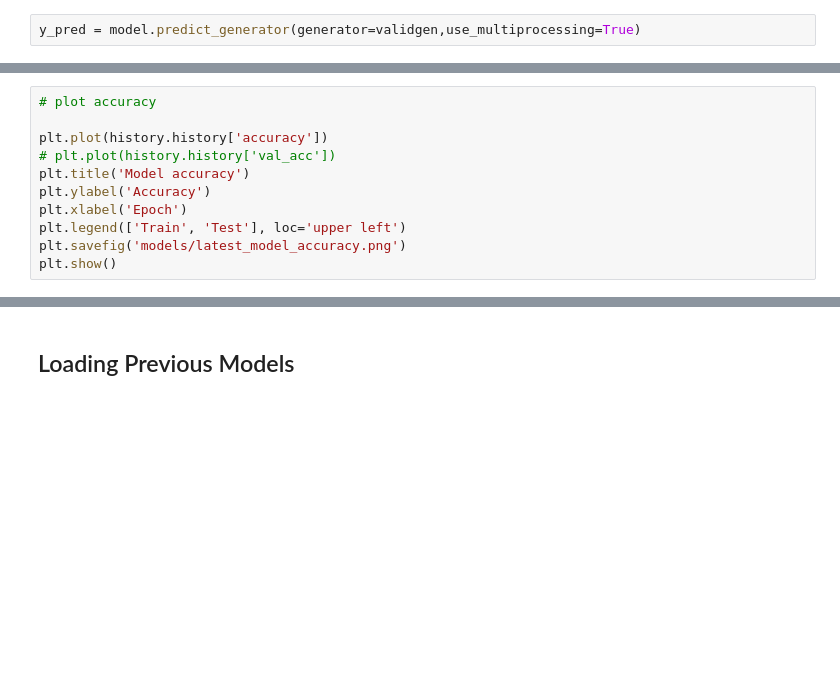
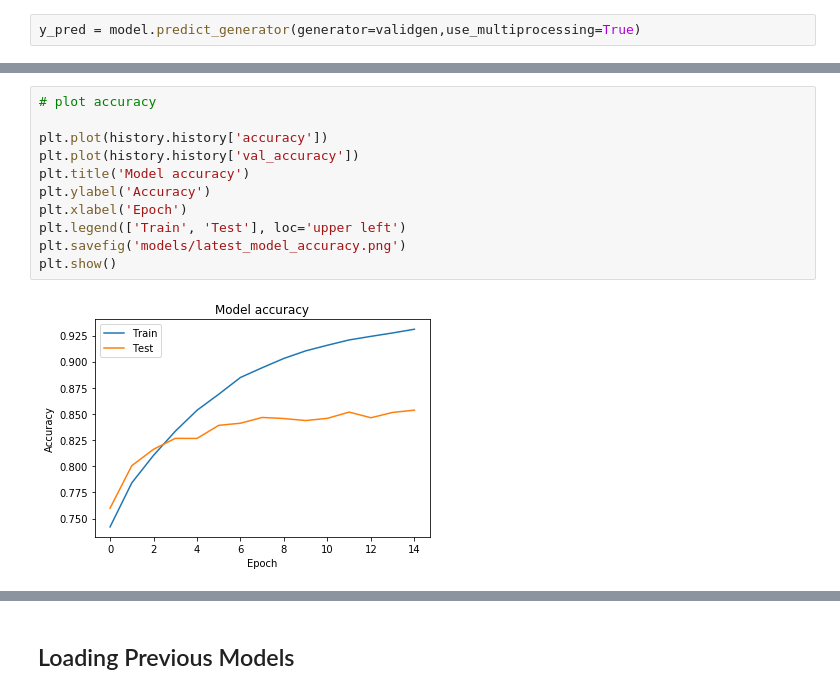
Before and after one commit to RumTumTum/capstone, a Jupyter notebook: basic_cnn_v4.ipynb, the cells around one changed output, grey strips where cells are left out. Cells and saved outputs as stored; diff of their text form; blank space fills up the shorter version.

```diff
--- a/basic_cnn_v4.ipynb
+++ b/basic_cnn_v4.ipynb
@@ -259,14 +263,16 @@ model_support.get_confusion_matrix(valid_data['any'],y_pred)
 # %%
 # plot accuracy
 
 plt.plot(history.history['accuracy'])
-# plt.plot(history.history['val_acc'])
+plt.plot(history.history['val_accuracy'])
 plt.title('Model accuracy')
 plt.ylabel('Accuracy')
 plt.xlabel('Epoch')
 plt.legend(['Train', 'Test'], loc='upper left')
 plt.savefig('models/latest_model_accuracy.png')
 plt.show()
+# %% [output]
+[figure, added]
 # %%
 # plot loss
 
```
Also changed, not shown: parts of 5 cells of this notebook.
